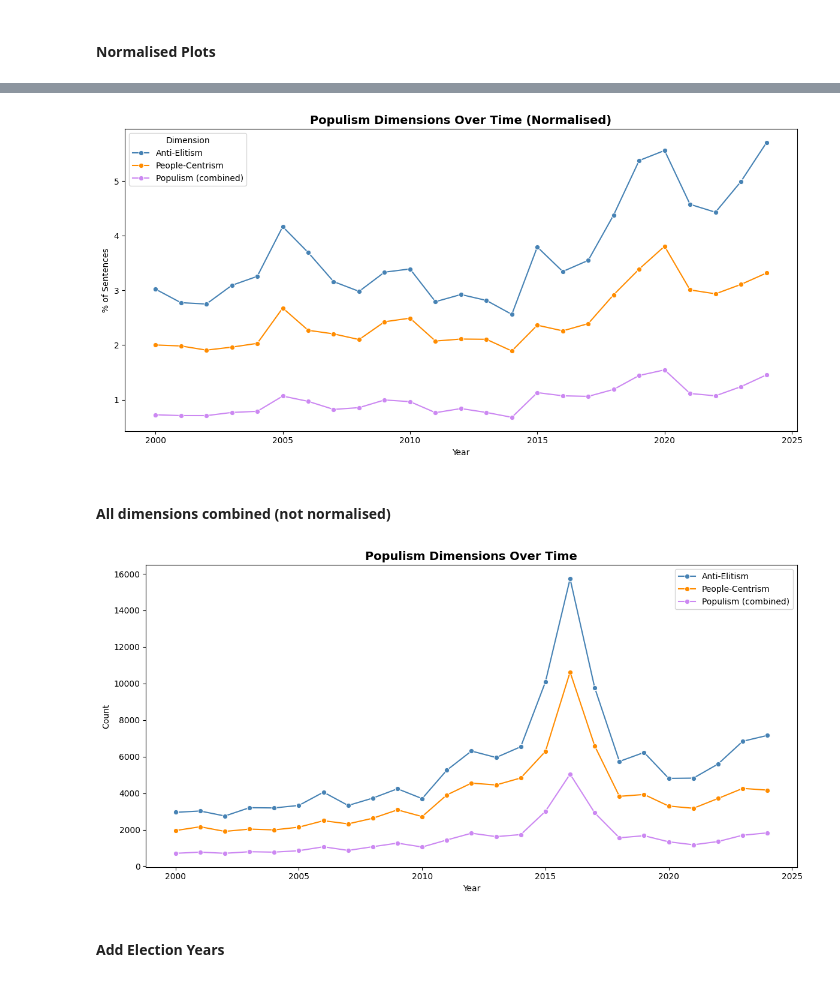
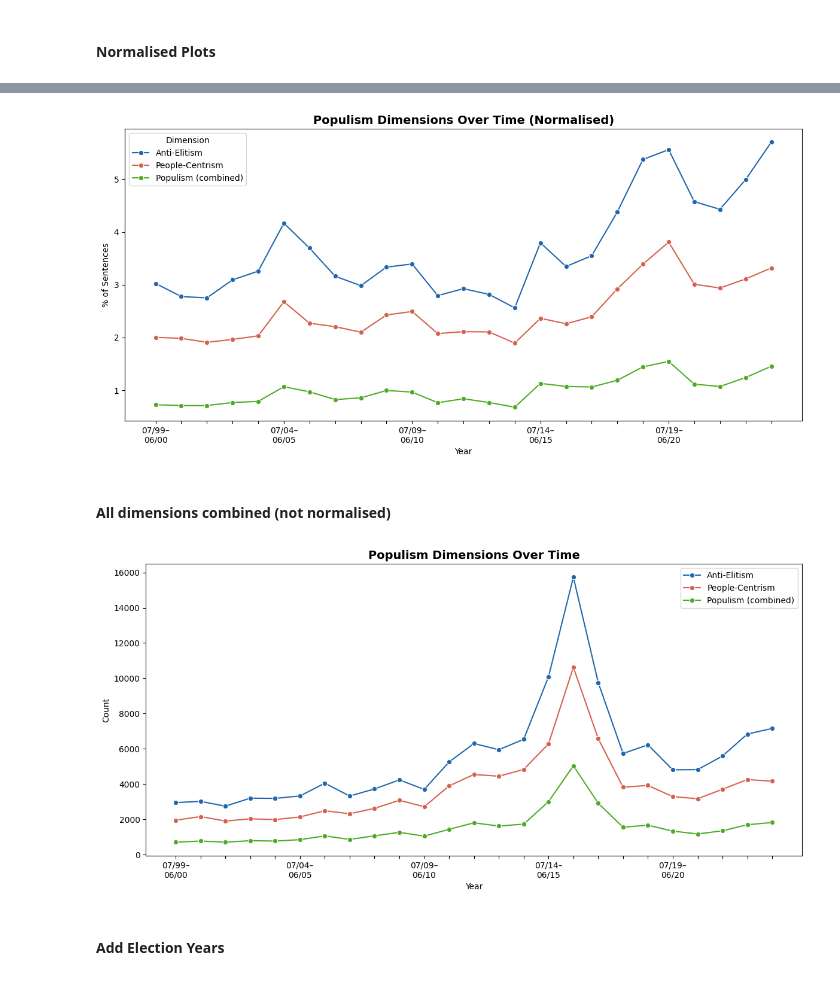
Before and after one commit to gransera/ep_populism_classification, a Jupyter notebook: notebooks/03_analysis_populism_dimensions.ipynb, the cells around one changed output, grey strips where cells are left out. Cells and saved outputs as stored; diff of their text form; code cells hidden in the pictures.

```diff
--- a/notebooks/03_analysis_populism_dimensions.ipynb
+++ b/notebooks/03_analysis_populism_dimensions.ipynb
@@ -253,9 +253,9 @@ Passing `palette` without assigning `hue` is deprecated and will be removed in v
 ### **Dimensions of Populism over Time**
 # %%
 dimensions = [
-    ('anti_elitism_binary', 'Anti-Elitism', 'steelblue'),
-    ('people_centrism_binary', 'People-Centrism', 'darkorange'),
-    ('populism_combined', 'Populism (combined)', '#CC88F2')
+    ('anti_elitism_binary', 'Anti-Elitism', '#2166ac'),
+    ('people_centrism_binary', 'People-Centrism', '#d6604d'),
+    ('populism_combined', 'Populism (combined)', '#4dac26')
 ]
 # %% [markdown]
 ### Over Legislative Periods
@@ -328,8 +328,15 @@ for dim, title, color in dimensions:
     fig, ax = plt.subplots(figsize=(10, 6))
     sns.lineplot(data=over_time, x='legislative_year', y=dim, marker='o', color=color, ax=ax)
     ax.set_title(f'{title} Over Time (Normalised)', fontsize=14, fontweight='bold')
-    ax.set_xlabel('Year')
+    ax.set_xlabel('Legislative Year (Jul–Jun)')
     ax.set_ylabel('% of Sentences')
+
+   # Replace x tick labels with Jul/prev_year - Jun/year format
+    years = sorted(over_time['legislative_year'].unique())
+    ax.set_xticks(years)
+    ax.set_xticklabels([f'07/{str(y-1)[2:]}–\n06/{str(y)[2:]}' if y % 5 == 0 else ''
+                        for y in years], rotation=0, ha='center')
+
     plt.tight_layout()
     plt.savefig(f'../outputs/graphs/{title.lower().replace(" ", "_")}_over_time.png', dpi=150, bbox_inches='tight')
     plt.show()
@@ -340,17 +347,24 @@ for dim, title, color in dimensions:
 # %%
 # Combined plot
 fig, ax = plt.subplots(figsize=(12, 6))
 for dim, title, color in dimensions:
     sns.lineplot(data=over_time, x='legislative_year', y=dim, marker='o', label=title, color=color, ax=ax)
 ax.set_title('Populism Dimensions Over Time (Normalised)', fontsize=14, fontweight='bold')
 ax.set_xlabel('Year')
 ax.set_ylabel('% of Sentences')
 ax.legend(title='Dimension')
+
+# Replace x tick labels with Jul/prev_year - Jun/year format
+years = sorted(over_time['legislative_year'].unique())
+ax.set_xticks(years)
+ax.set_xticklabels([f'07/{str(y-1)[2:]}–\n06/{str(y)[2:]}' if y % 5 == 0 else ''
+                    for y in years], rotation=0, ha='center')
+
 plt.tight_layout()
 plt.savefig('../outputs/graphs/combined_dimensions_over_time.png', dpi=150, bbox_inches='tight')
 plt.show()
 # %% [output]
-[figure, old version]
+[figure, new version]
 # %% [markdown]
 #### All dimensions combined (not normalised)
 # %%
@@ -365,11 +379,17 @@ ax.set_xlabel('Year')
 ax.set_ylabel('Count')
 ax.legend()
 
+# Replace x tick labels with Jul/prev_year - Jun/year format
+years = sorted(over_time['legislative_year'].unique())
+ax.set_xticks(years)
+ax.set_xticklabels([f'07/{str(y-1)[2:]}–\n06/{str(y)[2:]}' if y % 5 == 0 else ''
+                    for y in years], rotation=0, ha='center')
+
 plt.tight_layout()
 #plt.savefig('../outputs/graphs/combined_dimensions_over_time.png', dpi=150, bbox_inches='tight')
 plt.show()
 # %% [output]
-[figure, old version]
+[figure, new version]
 # %% [markdown]
 #### Add Election Years
 # %%
```
Also changed, not shown: parts of 3 cells of this notebook.
